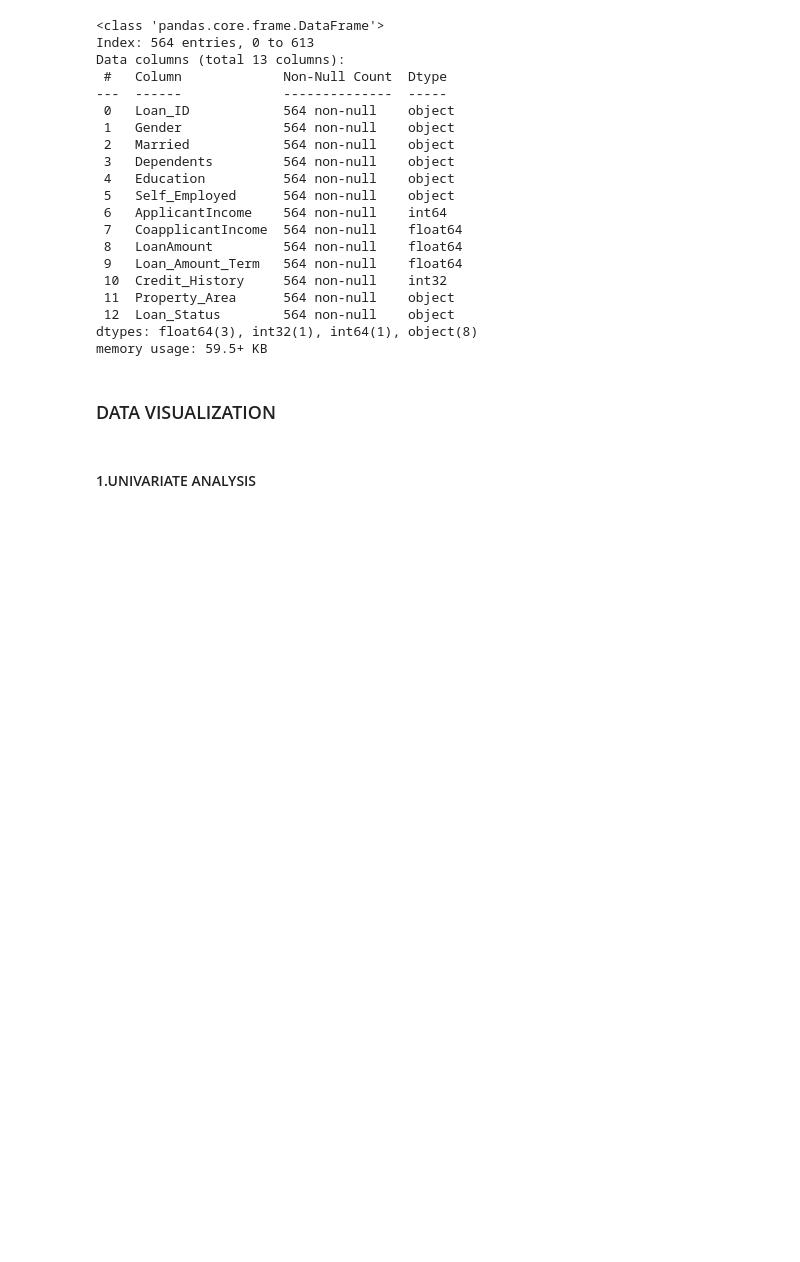
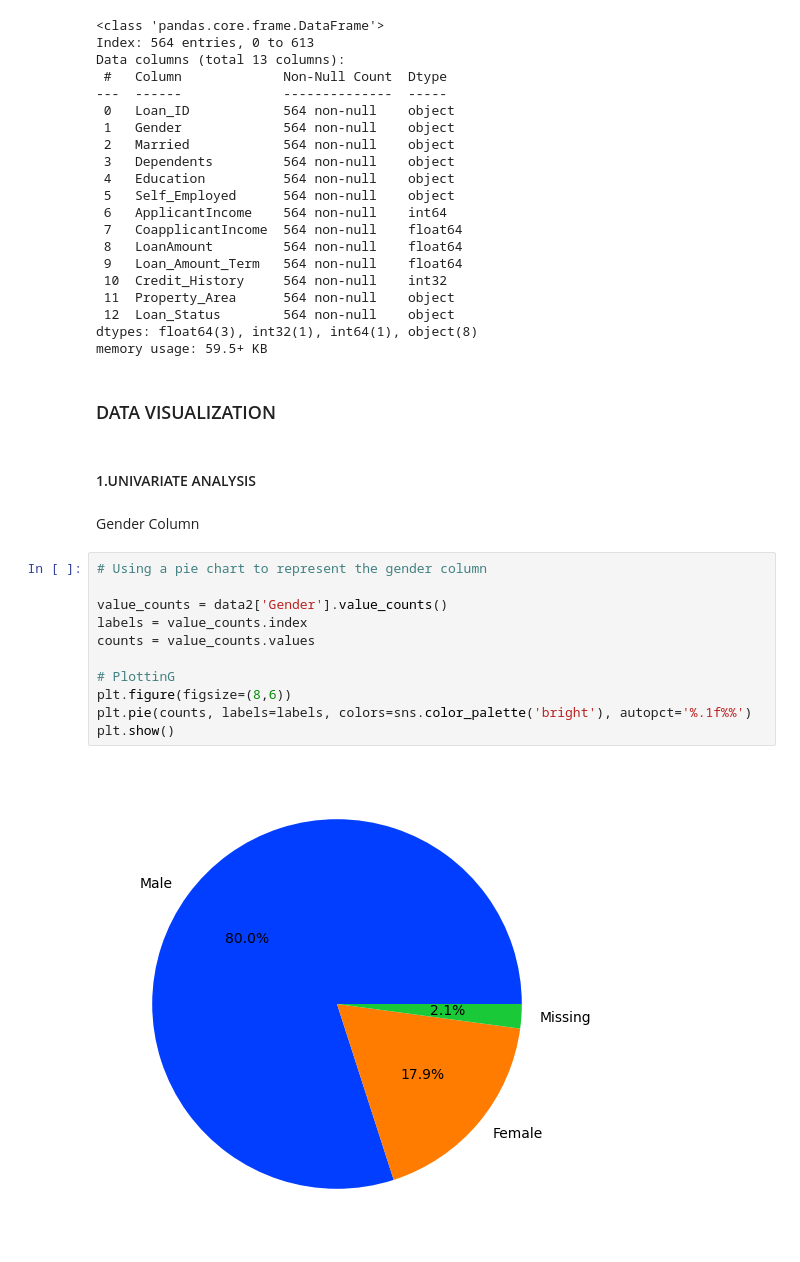
Before and after one commit to Vee2002/Loan-Prediction, a Jupyter notebook: Loan Prediction.ipynb, the cells around one changed output. Drawn from its saved outputs; the diff is of its cells as text; blank space fills up the shorter version.

Commit message:
Data Visualization

```diff
--- a/Loan Prediction.ipynb
+++ b/Loan Prediction.ipynb
@@ -583,3 +583,18 @@ memory usage: 59.5+ KB
 ### DATA VISUALIZATION
 # %% [markdown]
 #### 1.UNIVARIATE ANALYSIS
+# %% [markdown]
+Gender Column
+# %%
+# Using a pie chart to represent the gender column
+
+value_counts = data2['Gender'].value_counts()
+labels = value_counts.index
+counts = value_counts.values
+
+# PlottinG
+plt.figure(figsize=(8,6))
+plt.pie(counts, labels=labels, colors=sns.color_palette('bright'), autopct='%.1f%%')
+plt.show()
+# %% [output]
+[figure, added]
```
Also changed, not shown: parts of 37 cells of this notebook, 59 other files.
